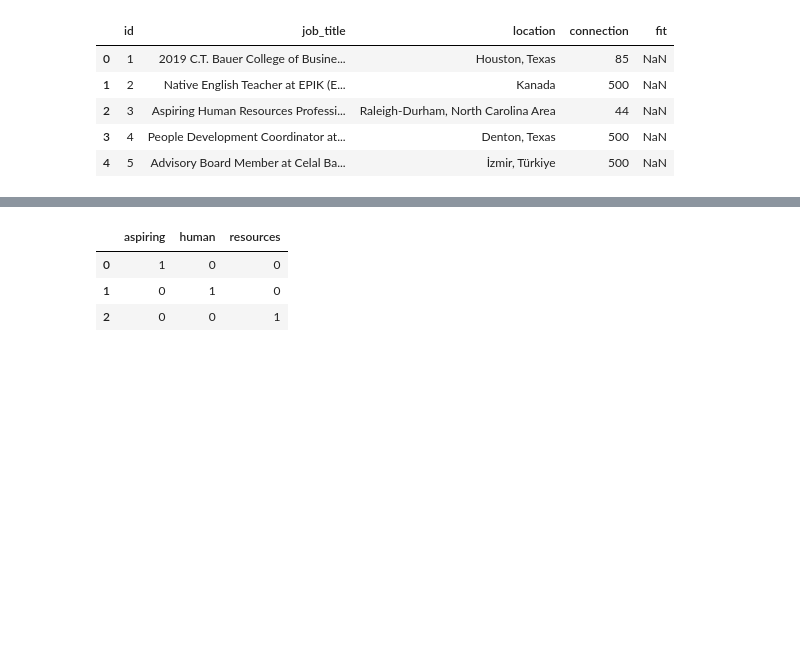
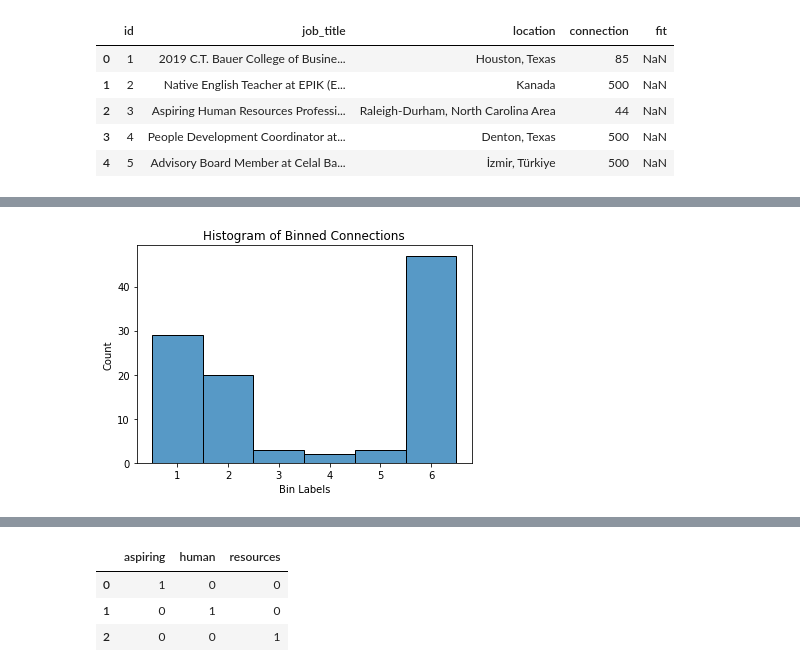
Before and after one commit to cholmess/Potential_Talents, a Jupyter notebook: notebooks/Potential Talents.ipynb, the cells around one changed output, grey strips where cells are left out. Cells and saved outputs as stored; diff of their text form; code cells hidden in the pictures; blank space fills up the shorter version.

```diff
--- a/notebooks/Potential Talents.ipynb
+++ b/notebooks/Potential Talents.ipynb
@@ -136,0 +144,5 @@ talents.head()
+# %%
+bins = [0, 50, 100, 200, 300, 400, 500]
+labels = [1,2,3,4,5,6]
+talents['binned_connections'] = pd.cut(talents['connection'].astype(int), bins=bins, labels=labels)
+talents.head()
@@ -137,3 +156,12 @@ talents.head()
+# %%
+# Histogram of bins
+sns.histplot(talents['binned_connections'])
+plt.xlabel('Bin Labels')
+plt.ylabel('Count')
+plt.title('Histogram of Binned Connections')
+plt.show()
+# %% [output]
+[figure, added]
 # %%
 # Using sentence transformers
 from sentence_transformers import SentenceTransformer, util
```
Also changed, not shown: parts of 8 cells of this notebook.
